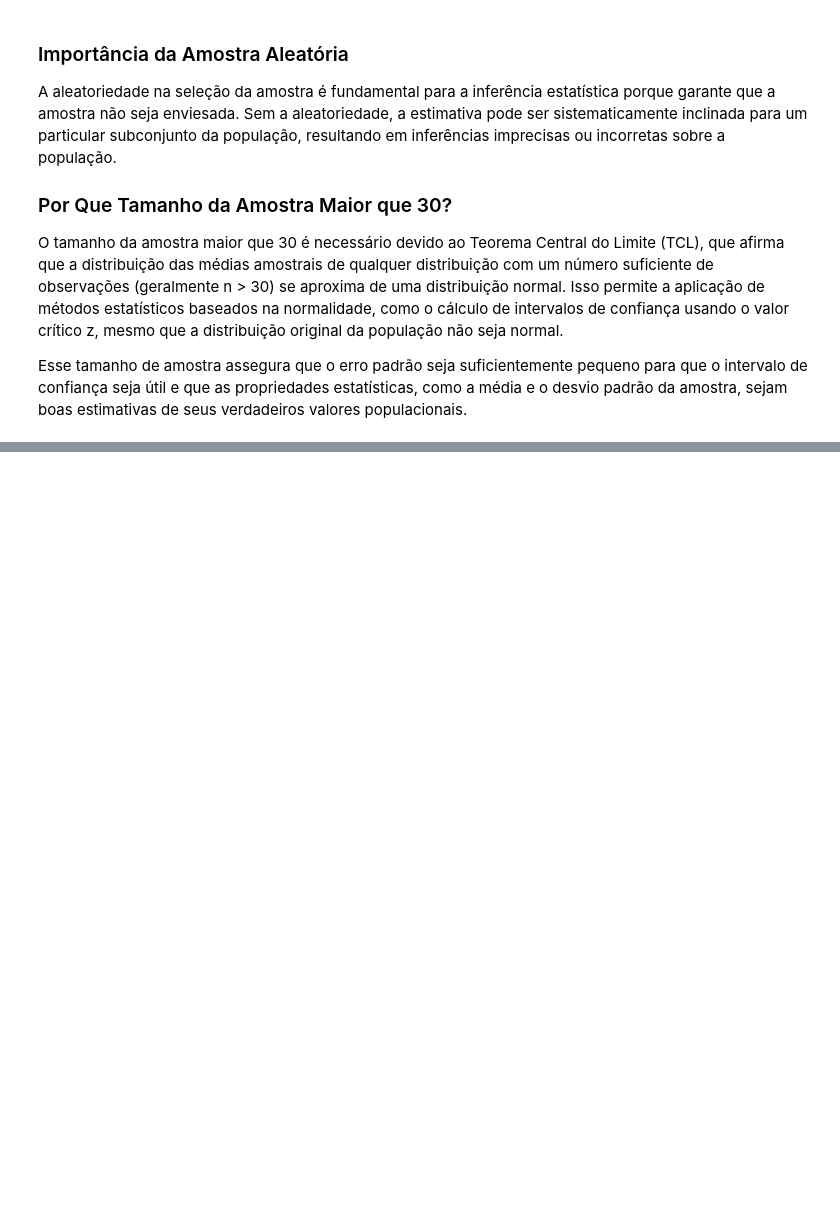
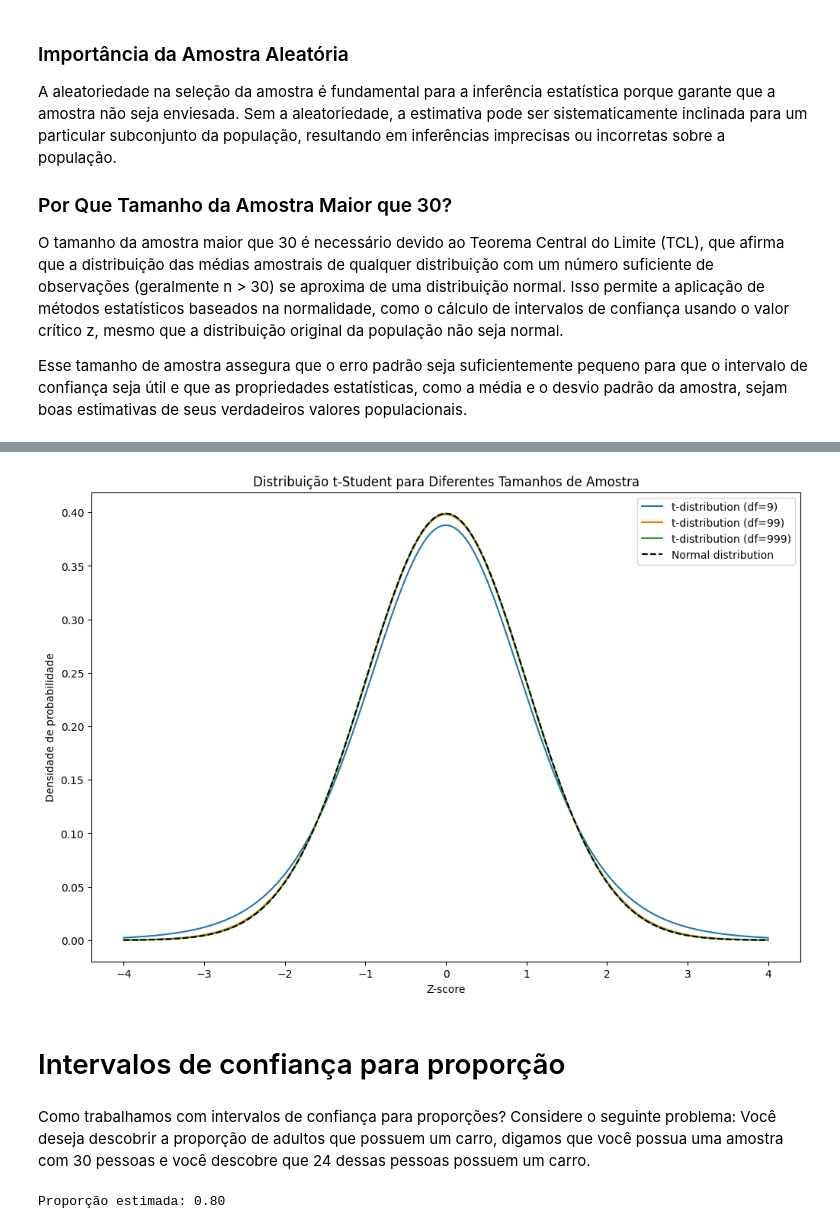
Before and after one commit to ArthurrCr/Statistic, a Jupyter notebook: Confidence_Intervals.ipynb, the cells around one changed output, grey strips where cells are left out. Saved outputs shown, nothing was run; the diff lists cells and outputs as text; code cells hidden in the pictures; blank space fills up the shorter version.

```diff
--- a/Confidence_Intervals.ipynb
+++ b/Confidence_Intervals.ipynb
@@ -176,0 +181,12 @@ Esse tamanho de amostra assegura que o erro padrão seja suficientemente pequeno
+# %%
+# Amostra
+n = 49
+mu = 170
+sigma = 25
+
+# Erro padrão
+erro_padrao = sigma / np.sqrt(n)
+
+# Margem de erro para um intervalo de confiança de 95%
+margem_erro = 1.96 * erro_padrao
+print(f'Margem de erro: {margem_erro:.4f}')
@@ -176,0 +365,40 @@ Esse tamanho de amostra assegura que o erro padrão seja suficientemente pequeno
+# %%
+# Definição dos tamanhos de amostra e criação dos eixos x para o plot
+tamanhos_amostra = [10, 100, 1000]
+x = np.linspace(-4, 4, 1000)
+
+# Configuração da figura
+plt.figure(figsize=(12, 8))
+
+# Loop para plotar as distribuições t com diferentes graus de liberdade
+for n in tamanhos_amostra:
+    df = n - 1
+    y_t = t.pdf(x, df)
+    plt.plot(x, y_t, label=f't-distribution (df={df})')
+
+# Plot da distribuição normal para comparação
+y_norm = norm.pdf(x, 0, 1)
+plt.plot(x, y_norm, 'k--', label='Normal distribution')
+
+# Adição de títulos e legendas
+plt.title('Distribuição t-Student para Diferentes Tamanhos de Amostra')
+plt.xlabel('Z-score')
+plt.ylabel('Densidade de probabilidade')
+plt.legend()
+
+# Exibição do gráfico
+plt.show()
+# %% [output]
+[figure, added]
+# %% [markdown]
+# Intervalos de confiança para proporção
+# %% [markdown]
+Como trabalhamos com intervalos de confiança para proporções? Considere o seguinte problema: Você deseja descobrir a proporção de adultos que possuem um carro, digamos que você possua uma amostra com 30 pessoas e você descobre que 24 dessas pessoas possuem um carro.
+# %%
+# Dados da amostra
+n = 30
+x = 24
+p_hat = x / n  # Proporção da amostra
+print(f'Proporção estimada: {p_hat:.2f}')
+# %% [output]
+Proporção estimada: 0.80
```
Also changed, not shown: parts of 24 cells of this notebook.
